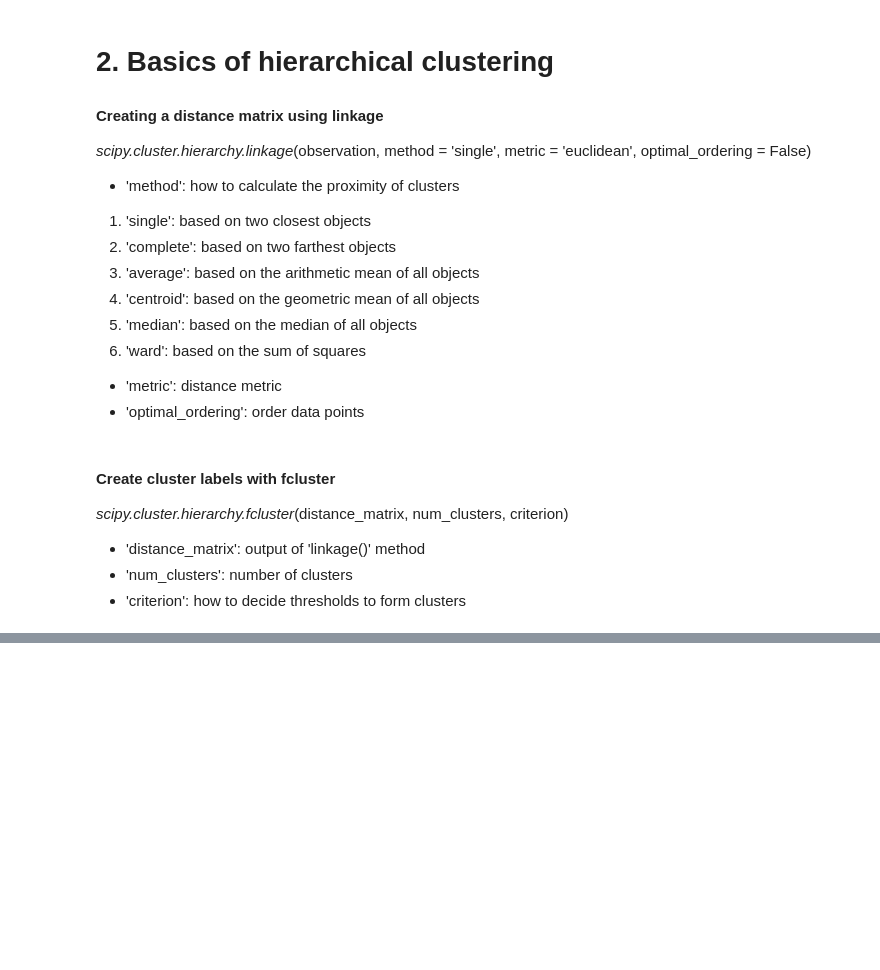
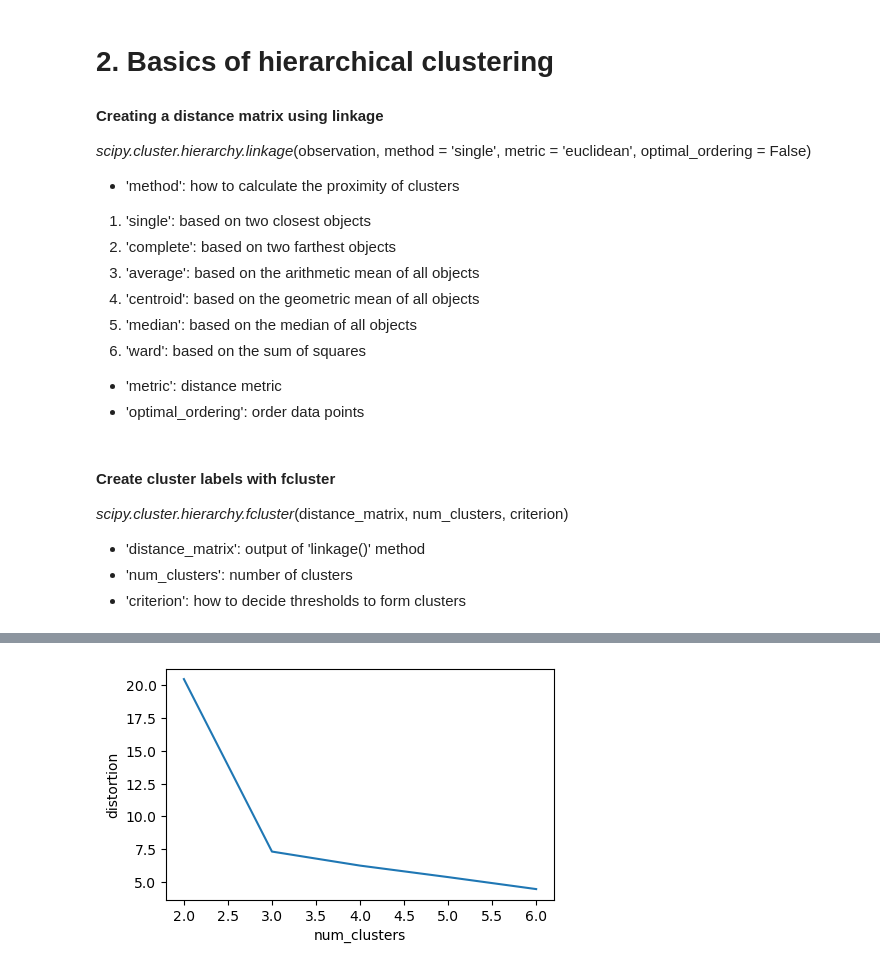
Before and after one commit to Timm26/Machine_Learning_Guide, a Jupyter notebook: Unsupervised/Cluster_Analysis.ipynb, the cells around one changed output, grey strips where cells are left out. Cells and saved outputs as stored; diff of their text form; code cells hidden in the pictures; blank space fills up the shorter version.

```diff
--- a/Unsupervised/Cluster_Analysis.ipynb
+++ b/Unsupervised/Cluster_Analysis.ipynb
@@ -128,0 +179,12 @@ _scipy.cluster.hierarchy.fcluster_(distance_matrix, num_clusters, criterion)
+# %%
+from scipy.cluster.hierarchy import linkage
+import pandas as pd, random, timeit
+points = [100, 1000, 5000, 10000]
+time_it_results = {}
+
+for i in range(0, len(points)):
+    df_new = pd.DataFrame({'x': random.sample(range(0,points[i]), points[i]),
+                           'y': random.sample(range(0,points[i]), points[i])})
+    t = timeit.timeit(lambda: linkage(df_new[['x','y']], method='ward',metric='euclidean'), number=1)
+    time_it_results[points[i]] = t
+print(time_it_results)
@@ -128,0 +264,17 @@ _scipy.cluster.hierarchy.fcluster_(distance_matrix, num_clusters, criterion)
+# %%
+# Declaring variables to use
+distortions = []
+num_clusters = range(2,7)
+
+# Populating distortions for various clusters
+for i in num_clusters:
+    centroids, distortion = kmeans(df_1[['x_coordinate','y_coordinate']], i)
+    distortions.append(distortion)
+
+# Plotting elbow plot data
+elbow_plot_data = pd.DataFrame({'num_clusters': num_clusters,
+                                'distortion': distortions})
+sns.lineplot(x='num_clusters', y='distortion', data=elbow_plot_data)
+plt.show()
+# %% [output]
+[figure, added]
```
Also changed, not shown: parts of 21 cells of this notebook.
